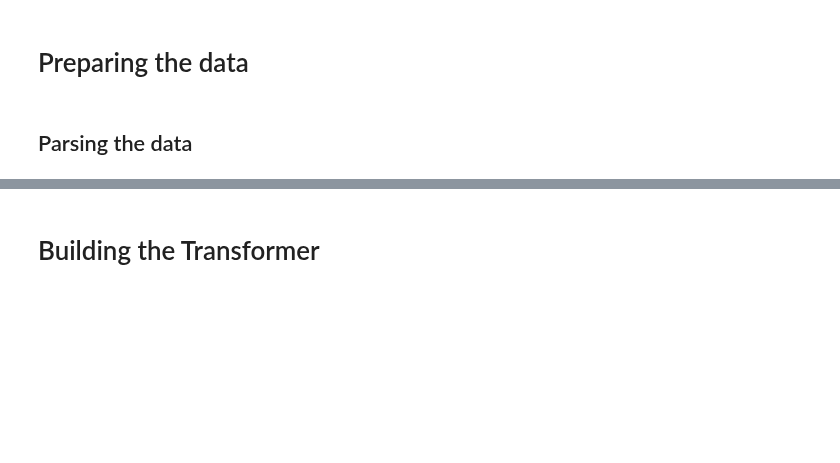
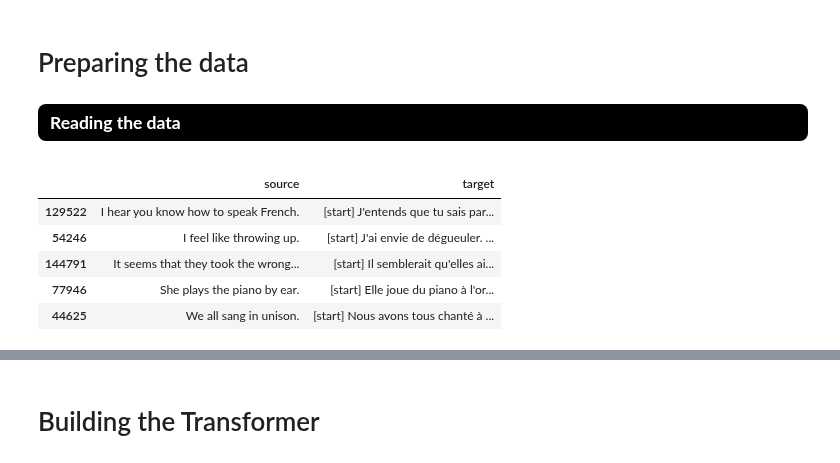
Before and after one commit to renaudjmathieu/Kaggle, a Jupyter notebook: Transformer from scratch/transformer-from-scratch.ipynb, the cells around one changed output, grey strips where cells are left out. Saved outputs shown, nothing was run; the diff lists cells and outputs as text; code cells hidden in the pictures; blank space fills up the shorter version.

```diff
--- a/Transformer from scratch/transformer-from-scratch.ipynb
+++ b/Transformer from scratch/transformer-from-scratch.ipynb
@@ -32,4 +37,2 @@ print("GPU is", "AVAILABLE" if gpu else "NOT AVAILABLE")
 # %% [markdown]
 # Preparing the data
-# %% [markdown]
-## Parsing the data
@@ -53 +39,28 @@ for i in range(5):
+# %% [markdown]
+<div style="color:#000; display:fill; border-radius:8px; background-color:#000; font-size:125%;">
+    <p style="padding: 8px 12px 8px 12px; color:#fff;"><b>Reading the data</b></p>
+</div>
+# %%
+# get the file path
+path = "/kaggle/input"
+path = path if os.path.exists(path) else ".{}".format(path)
+file_path = os.path.join(path, "language-translation-englishfrench", "eng_-french.csv")
+
+# read the data
+df = pd.read_csv(file_path)
+df['source'] = df['English words/sentences']
+
+# let's add an initial “seed” token ([start]) and a stop token ([end]) to each target sentence.
+df['target'] = df['French words/sentences'].apply(lambda x: '[start] ' + x + ' [end]')
+df = df.drop(['English words/sentences', 'French words/sentences'], axis=1)
+
+# display a few random samples
+df.sample(5)
+# %% [output]
+|  | source | target |
+| 129522 | I hear you know how to speak French. | [start] J'entends que tu sais par... |
+| 54246 | I feel like throwing up. | [start] J'ai envie de dégueuler. ... |
+| 144791 | It seems that they took the wrong... | [start] Il semblerait qu'elles ai... |
+| 77946 | She plays the piano by ear. | [start] Elle joue du piano à l'or... |
+| 44625 | We all sang in unison. | [start] Nous avons tous chanté à ... |
 # %% [markdown]
```
Also changed, not shown: parts of 48 cells of this notebook, 1 other file.
